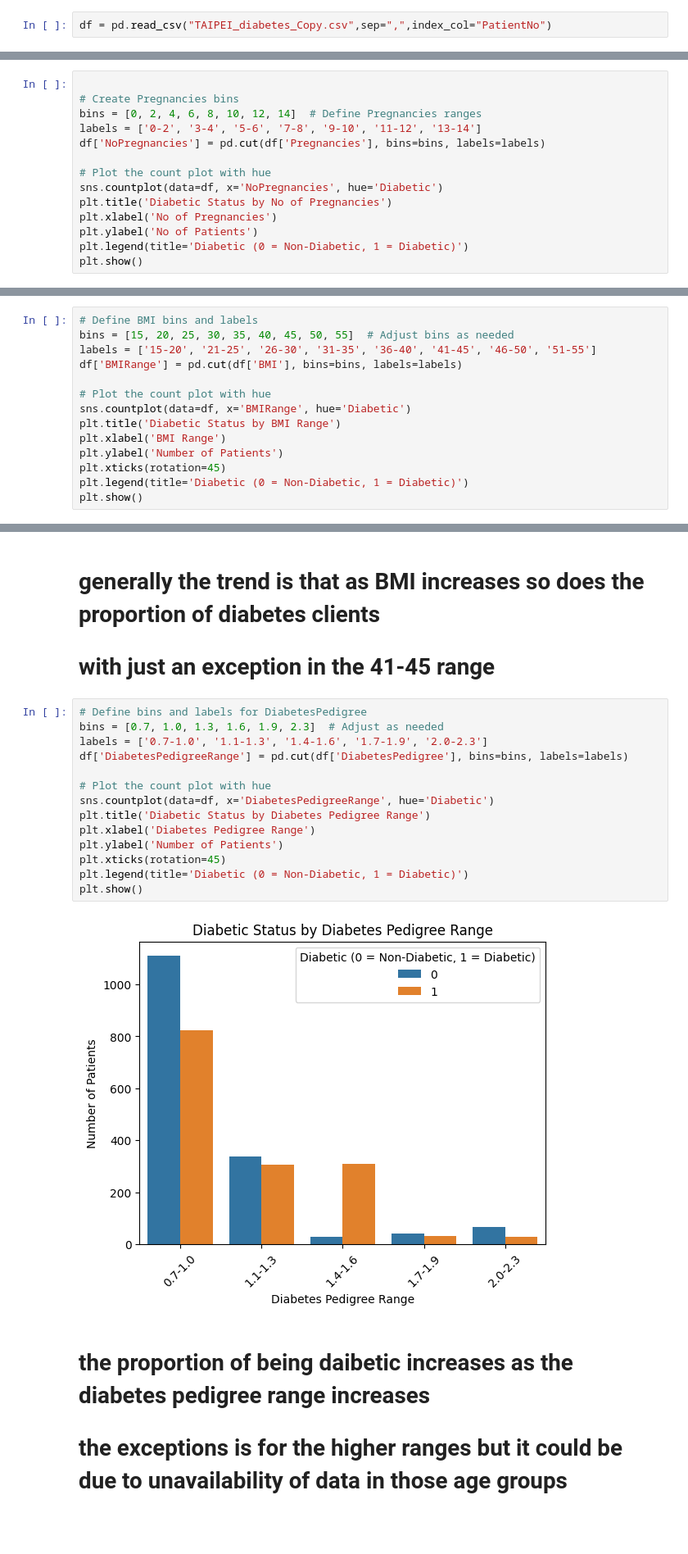
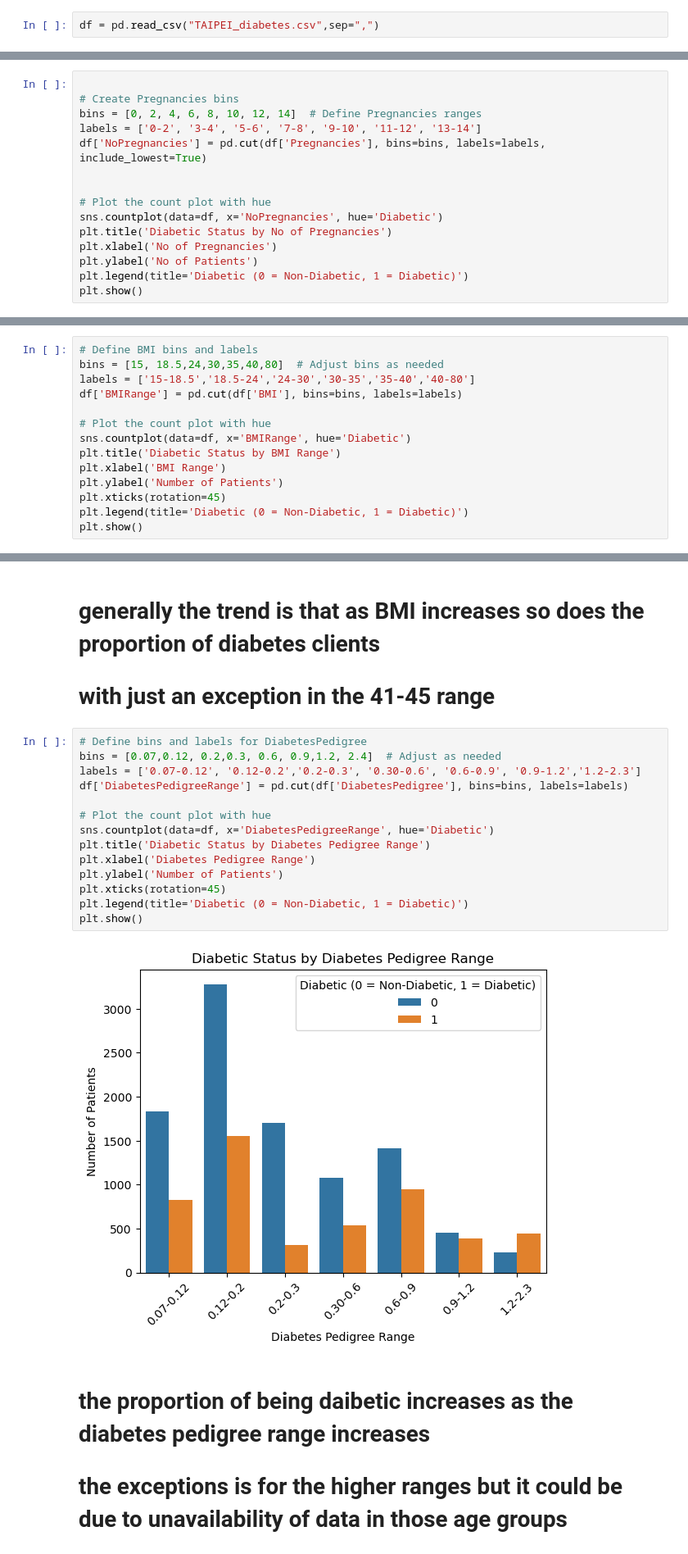
Before and after one commit to DSTI-MLPR/ML-Project, a Jupyter notebook: project_analysis.ipynb, the cells around one changed output, grey strips where cells are left out. Shown: that part at 82% size. Saved outputs shown, nothing was run; the diff lists cells and outputs as text; blank space fills up the shorter version.

```diff
--- a/project_analysis.ipynb
+++ b/project_analysis.ipynb
@@ -4,7 +4,7 @@ import pandas as pd
 import matplotlib.pyplot as plt
 import seaborn as sns
 # %%
-df = pd.read_csv("TAIPEI_diabetes_Copy.csv",sep=",",index_col="PatientNo")
+df = pd.read_csv("TAIPEI_diabetes.csv",sep=",")
 # %%
 df.head(10)
 # %% [output]
@@ -152,7 +151,8 @@ plt.show()
 # Create Pregnancies bins
 bins = [0, 2, 4, 6, 8, 10, 12, 14]  # Define Pregnancies ranges
 labels = ['0-2', '3-4', '5-6', '7-8', '9-10', '11-12', '13-14']
-df['NoPregnancies'] = pd.cut(df['Pregnancies'], bins=bins, labels=labels)
+df['NoPregnancies'] = pd.cut(df['Pregnancies'], bins=bins, labels=labels, include_lowest=True)
+
 
 # Plot the count plot with hue
 sns.countplot(data=df, x='NoPregnancies', hue='Diabetic')
@@ -221,8 +221,8 @@ plt.show()
 # the serum insulin range is directly proportional to diabetes
 # %%
 # Define BMI bins and labels
-bins = [15, 20, 25, 30, 35, 40, 45, 50, 55]  # Adjust bins as needed
-labels = ['15-20', '21-25', '26-30', '31-35', '36-40', '41-45', '46-50', '51-55']
+bins = [15, 18.5,24,30,35,40,80]  # Adjust bins as needed
+labels = ['15-18.5','18.5-24','24-30','30-35','35-40','40-80']
 df['BMIRange'] = pd.cut(df['BMI'], bins=bins, labels=labels)
 
 # Plot the count plot with hue
@@ -240,20 +240,20 @@ plt.show()
 # with just an exception in the 41-45 range
 # %%
 # Define bins and labels for DiabetesPedigree
-bins = [0.7, 1.0, 1.3, 1.6, 1.9, 2.3]  # Adjust as needed
-labels = ['0.7-1.0', '1.1-1.3', '1.4-1.6', '1.7-1.9', '2.0-2.3']
+bins = [0.07,0.12, 0.2,0.3, 0.6, 0.9,1.2, 2.4]  # Adjust as needed
+labels = ['0.07-0.12', '0.12-0.2','0.2-0.3', '0.30-0.6', '0.6-0.9', '0.9-1.2','1.2-2.3']
 df['DiabetesPedigreeRange'] = pd.cut(df['DiabetesPedigree'], bins=bins, labels=labels)
 
 # Plot the count plot with hue
 sns.countplot(data=df, x='DiabetesPedigreeRange', hue='Diabetic')
 plt.title('Diabetic Status by Diabetes Pedigree Range')
 plt.xlabel('Diabetes Pedigree Range')
 plt.ylabel('Number of Patients')
 plt.xticks(rotation=45)
 plt.legend(title='Diabetic (0 = Non-Diabetic, 1 = Diabetic)')
 plt.show()
 # %% [output]
-[figure, old version]
+[figure, new version]
 # %% [markdown]
 # the proportion of being daibetic increases as the diabetes pedigree range increases
 # the exceptions is for the higher ranges but it could be due to unavailability of data in those age groups
```
Also changed, not shown: parts of 25 cells of this notebook, 1 other file.
